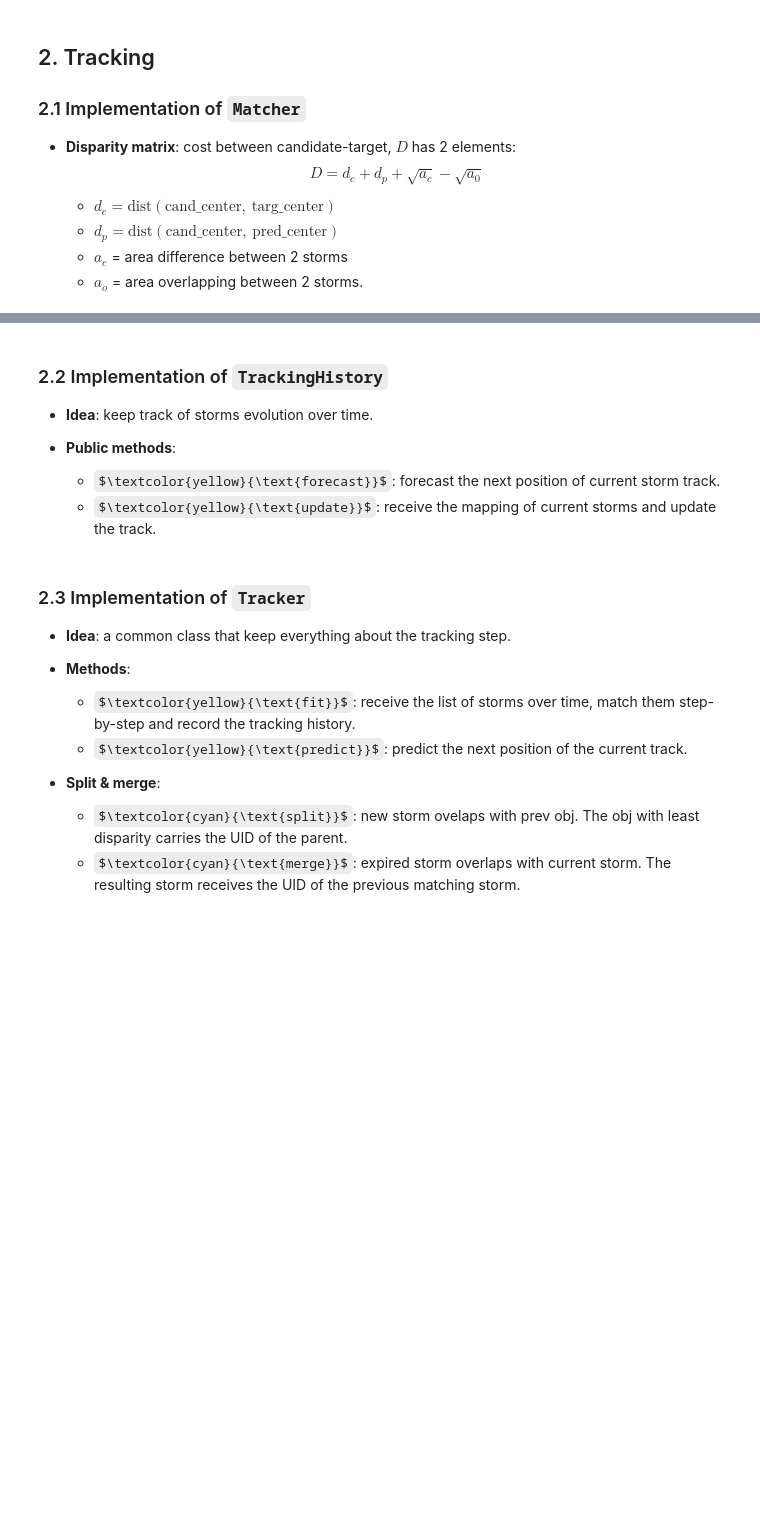
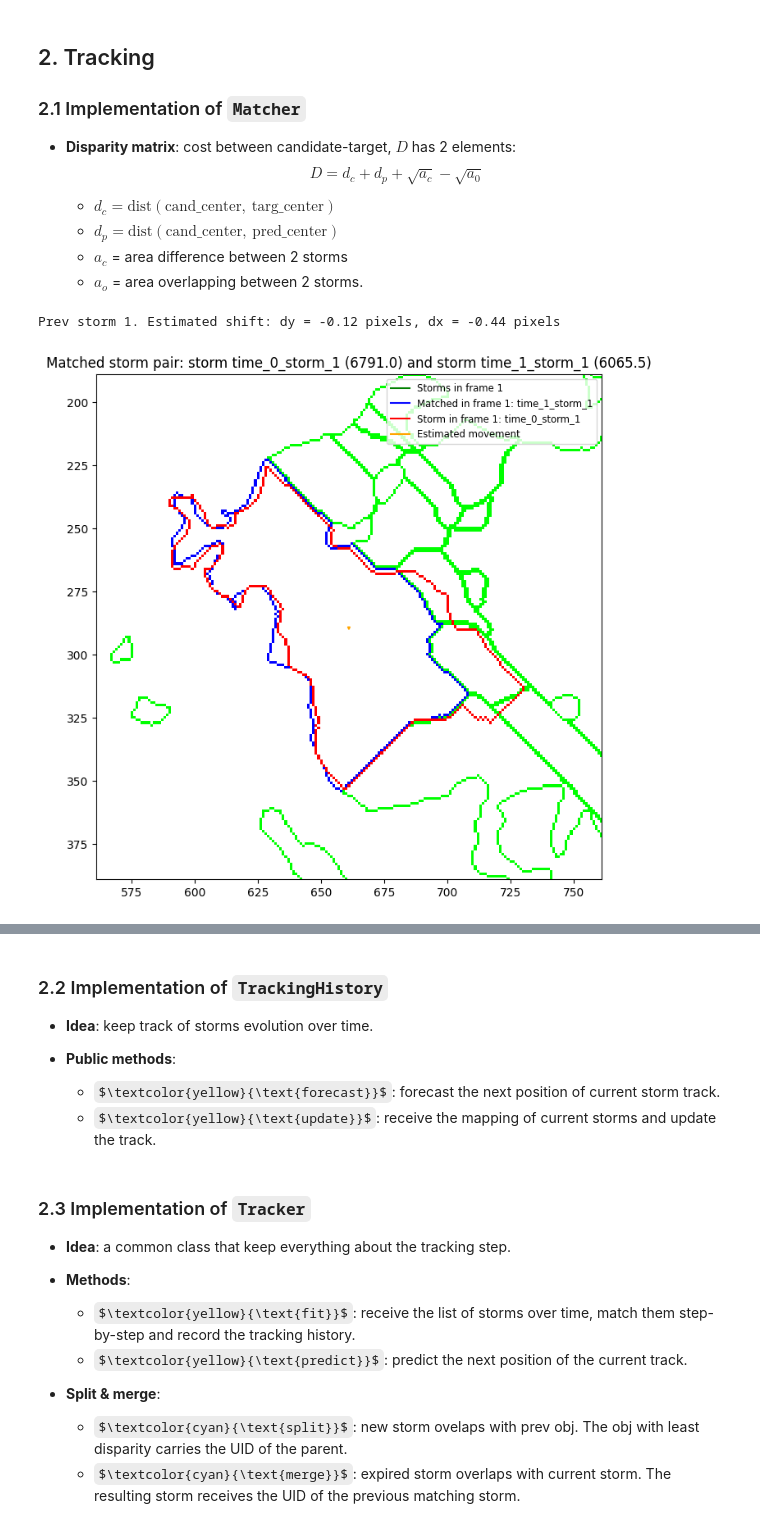
Before and after one commit to quochieu586/Thunderstorm-Nowcasting-Geometry-Topology-Approach, a Jupyter notebook: AdaptiveTracking2021_implemetation.ipynb, the cells around one changed output, grey strips where cells are left out. Cells and saved outputs as stored; diff of their text form; code cells hidden in the pictures; some formulas as TeX source; blank space fills up the shorter version.

```diff
--- a/AdaptiveTracking2021_implemetation.ipynb
+++ b/AdaptiveTracking2021_implemetation.ipynb
@@ -444,0 +526,61 @@ class Matcher(BaseMatcher):
+# %%
+MAX_VELOCITY = 100          # in km/h
+MAX_VELOCITY_DIFF = 20.0    # maximum difference between historical and estimated velocity
+MATCHING_THRESHOLD = 0.5    # minimum probability threshold for matching between 2 storms
+
+matcher = Matcher(max_velocity=MAX_VELOCITY, max_velocity_diff=MAX_VELOCITY_DIFF)
+
+prev_idx, curr_idx = 0, 1
+storms_map_1 = storms_map_time_lst[prev_idx]
+storms_map_2 = storms_map_time_lst[curr_idx]
+
+dt = (storms_map_2.time_frame - storms_map_1.time_frame).total_seconds() / 3600.0
+
+assignments, cost_matrix, corrected_shifts = matcher.match_storms(
+    storms_map_1=storms_map_1, storms_map_2=storms_map_2, history_velocities=[None] * len(storms_map_1.storms)
+)
+
+# visualize a matched pair
+prev_idx, curr_idx = assignments[1]
+
+prev_storm = storms_map_1.storms[prev_idx]
+
+dy, dx = corrected_shifts[prev_idx]
+
+print(f"Prev storm {prev_idx}. Estimated shift: dy = {dy:.2f} pixels, dx = {dx:.2f} pixels")
+
+plt.figure(figsize=(8, 8))
+blank_image = np.ones(img_shape, dtype=np.uint8) * 255
+
+# plot storms in the 2nd frame
+## all storms
+curr_contours = convert_polygons_to_contours([storm.contour for storm \
+                                                     in storms_map_2.storms])
+cv2.drawContours(blank_image, curr_contours, -1, (0, 255, 0), thickness=1)
+plt.plot([], [], color='green', label=f'Storms in frame {curr_idx}')
+
+## only matched storm
+curr_storm = storms_map_2.storms[curr_idx]
+contours = convert_polygons_to_contours([curr_storm.contour])
+cv2.drawContours(blank_image, contours, -1, (0, 0, 255), thickness=1)
+plt.plot([], [], color='blue', label=f'Matched in frame {curr_idx}: {curr_storm.id}')
+
+# plot prev_storm
+contours = convert_polygons_to_contours([prev_storm.contour])
+centroid_y, centroid_x = prev_storm.centroid
+cv2.drawContours(blank_image, contours, -1, (255, 0, 0), thickness=1)
+plt.plot([], [], color='red', label=f'Storm in frame {prev_idx}: {prev_storm.id}')
+plt.arrow(int(centroid_x), int(centroid_y), int(dx), int(dy), color='orange', \
+          head_width=1, head_length=1)
+plt.plot([], [], color='orange', label='Estimated movement')
+
+plt.imshow(blank_image,cmap="grey")
+plt.legend(loc="upper right", fontsize='small', ncol=1)
+
+plt.title(f'Matched storm pair: storm {prev_storm.id} ({prev_storm.contour.area}) and storm {curr_storm.id} ({curr_storm.contour.area})')
+plt.xlim(centroid_x - 100, centroid_x + 100)
+plt.ylim(centroid_y + 100, centroid_y - 100)
+plt.show()
+# %% [output]
+Prev storm 1. Estimated shift: dy = -0.12 pixels, dx = -0.44 pixels
+[figure, added]
```
Also changed, not shown: parts of 21 cells of this notebook, 6 other files.
